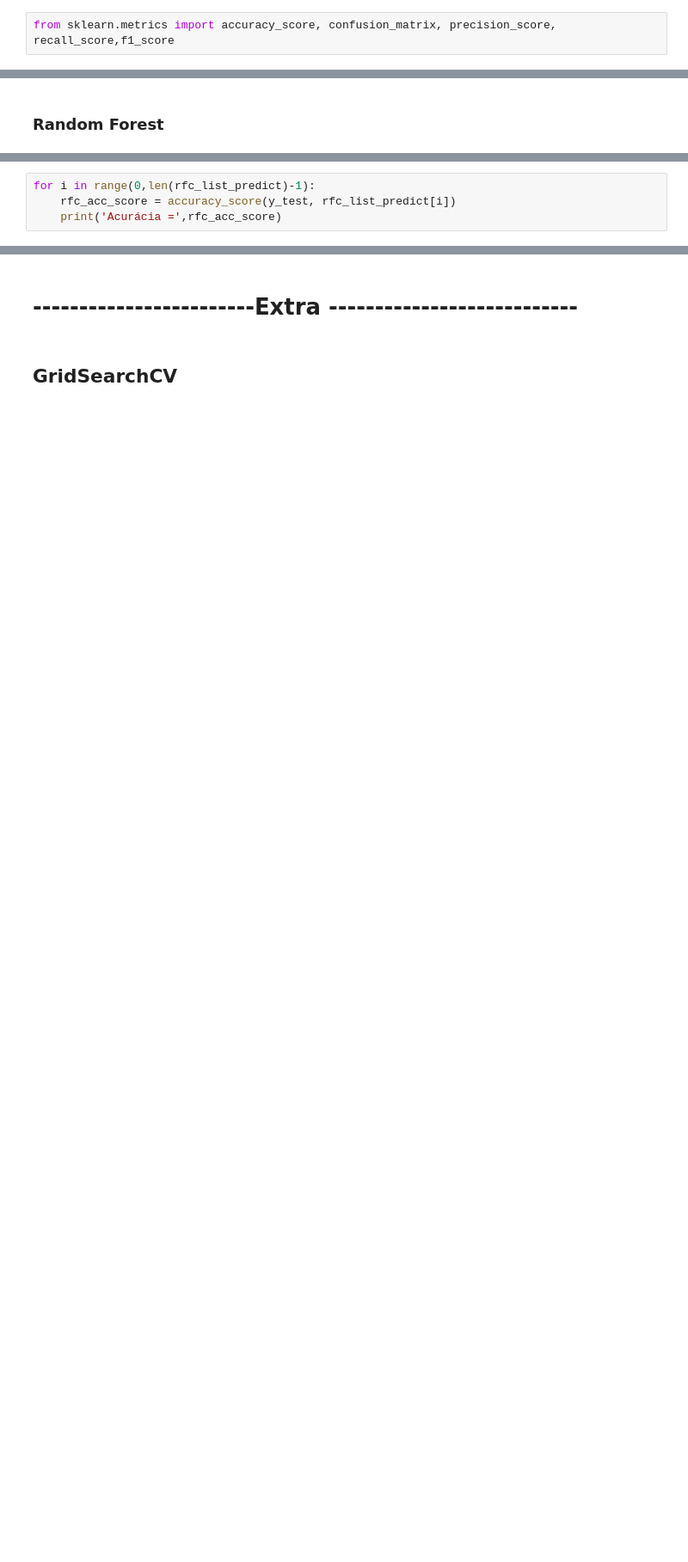
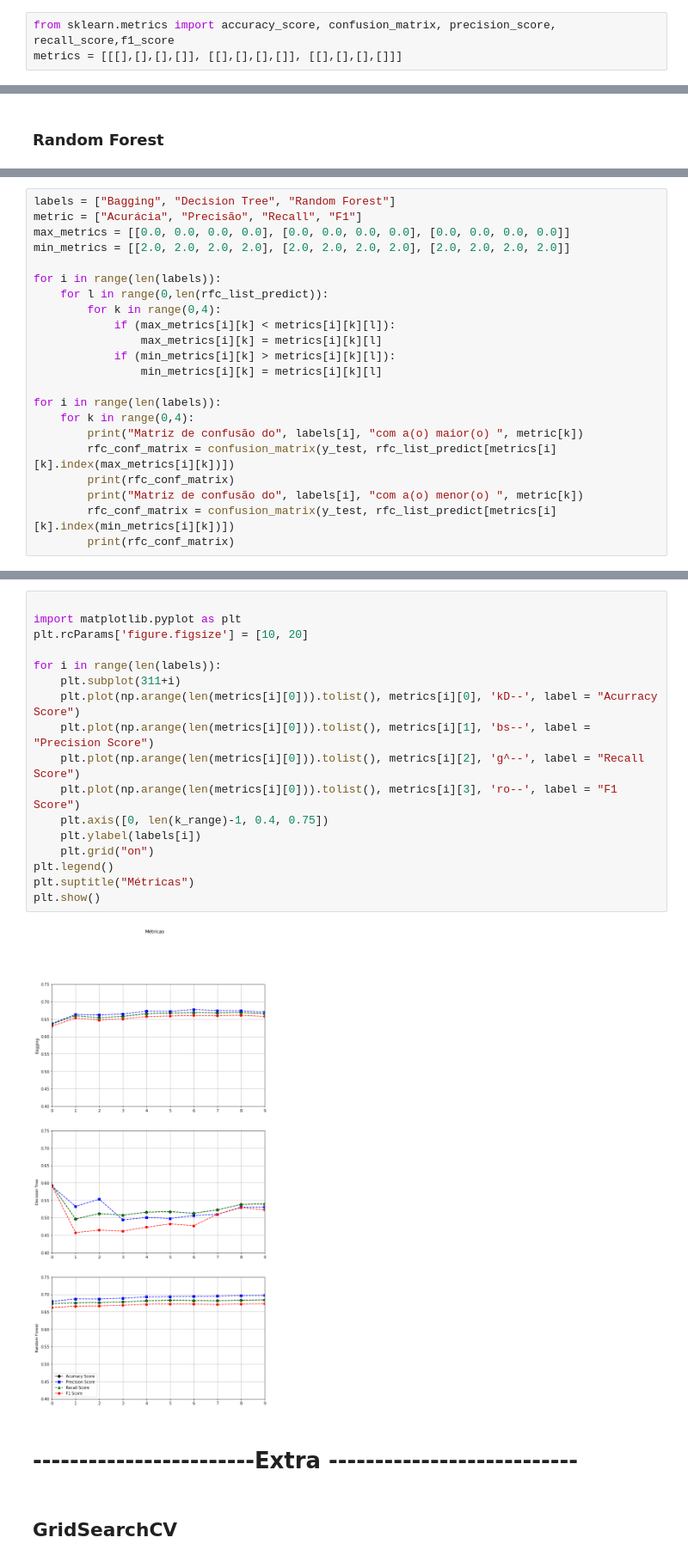
Before and after one commit to arturhbs/FSI-Random-Forest, a Jupyter notebook: Random Forest.ipynb, the cells around one changed output, grey strips where cells are left out. Shown at 86% size. Drawn from its saved outputs; the diff is of its cells as text; blank space fills up the shorter version.

Commit message:
Adicionando ajustes layout antonio e métricas do Gabriel

```diff
--- a/Random Forest.ipynb
+++ b/Random Forest.ipynb
@@ -152,5 +167,6 @@ print(feature_importantes)
 ## 4 - Avaliação
 # %%
 from sklearn.metrics import accuracy_score, confusion_matrix, precision_score, recall_score,f1_score
+metrics = [[[],[],[],[]], [[],[],[],[]], [[],[],[],[]]]
 # %% [markdown]
 ### Bagging
@@ -178,4 +196,0 @@ rfc_conf_matrix
-# %%
-for i in range(0,len(rfc_list_predict)-1):
-    rfc_acc_score = accuracy_score(y_test, rfc_list_predict[i])
-    print('Acurácia =',rfc_acc_score)
@@ -198,0 +203,22 @@ Acurácia = 0.6816326530612244
+# %%
+labels = ["Bagging", "Decision Tree", "Random Forest"]
+metric = ["Acurácia", "Precisão", "Recall", "F1"]
+max_metrics = [[0.0, 0.0, 0.0, 0.0], [0.0, 0.0, 0.0, 0.0], [0.0, 0.0, 0.0, 0.0]]
+min_metrics = [[2.0, 2.0, 2.0, 2.0], [2.0, 2.0, 2.0, 2.0], [2.0, 2.0, 2.0, 2.0]]
+
+for i in range(len(labels)):
+    for l in range(0,len(rfc_list_predict)):
+        for k in range(0,4):
+            if (max_metrics[i][k] < metrics[i][k][l]):
+                max_metrics[i][k] = metrics[i][k][l]
+            if (min_metrics[i][k] > metrics[i][k][l]):
+                min_metrics[i][k] = metrics[i][k][l]
+
+for i in range(len(labels)):
+    for k in range(0,4):
+        print("Matriz de confusão do", labels[i], "com a(o) maior(o) ", metric[k])
+        rfc_conf_matrix = confusion_matrix(y_test, rfc_list_predict[metrics[i][k].index(max_metrics[i][k])])
+        print(rfc_conf_matrix)
+        print("Matriz de confusão do", labels[i], "com a(o) menor(o) ", metric[k])
+        rfc_conf_matrix = confusion_matrix(y_test, rfc_list_predict[metrics[i][k].index(min_metrics[i][k])])
+        print(rfc_conf_matrix)
@@ -199,3 +243,22 @@ Acurácia = 0.6816326530612244
+# %%
+
+import matplotlib.pyplot as plt
+plt.rcParams['figure.figsize'] = [10, 20]
+
+for i in range(len(labels)):
+    plt.subplot(311+i)
+    plt.plot(np.arange(len(metrics[i][0])).tolist(), metrics[i][0], 'kD--', label = "Acurracy Score")
+    plt.plot(np.arange(len(metrics[i][0])).tolist(), metrics[i][1], 'bs--', label = "Precision Score")
+    plt.plot(np.arange(len(metrics[i][0])).tolist(), metrics[i][2], 'g^--', label = "Recall Score")
+    plt.plot(np.arange(len(metrics[i][0])).tolist(), metrics[i][3], 'ro--', label = "F1 Score")
+    plt.axis([0, len(k_range)-1, 0.4, 0.75])
+    plt.ylabel(labels[i])
+    plt.grid("on")
+plt.legend()
+plt.suptitle("Métricas")
+plt.show()
+# %% [output]
+[figure, added]
 # %% [markdown]
 # ------------------------Extra ---------------------------
 # %% [markdown]
```
Also changed, not shown: parts of 21 cells of this notebook.
